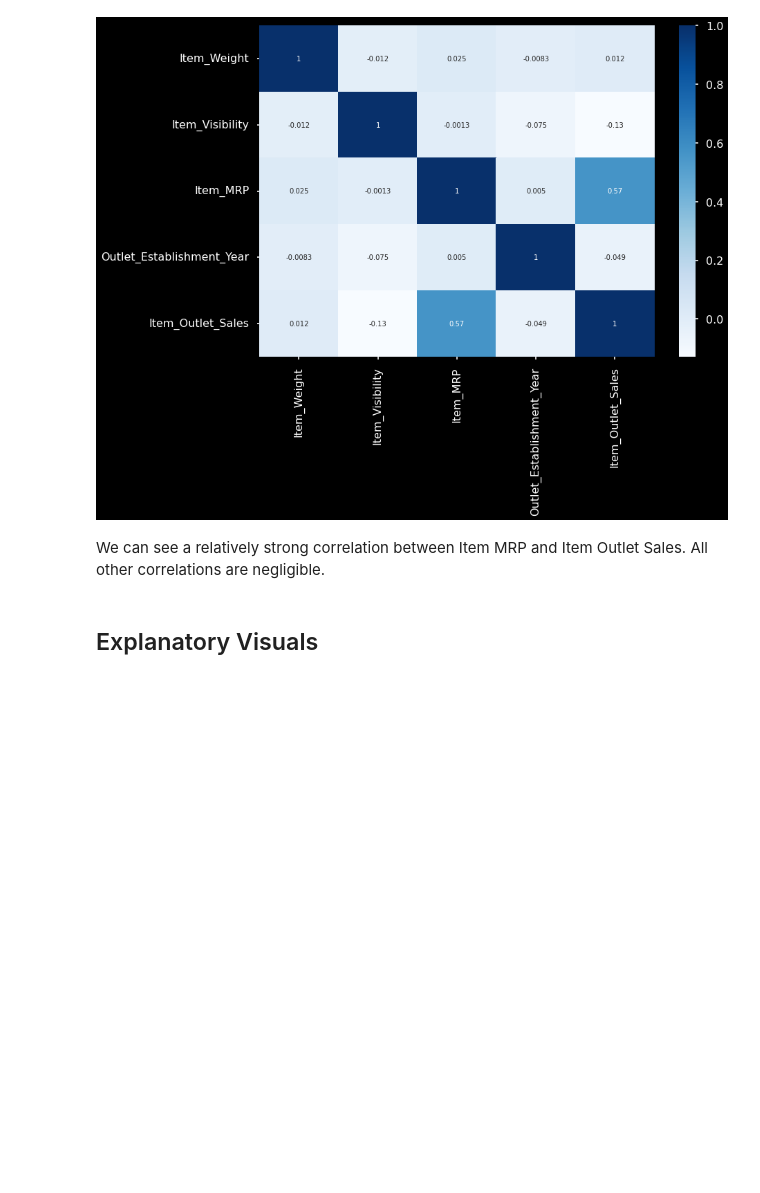
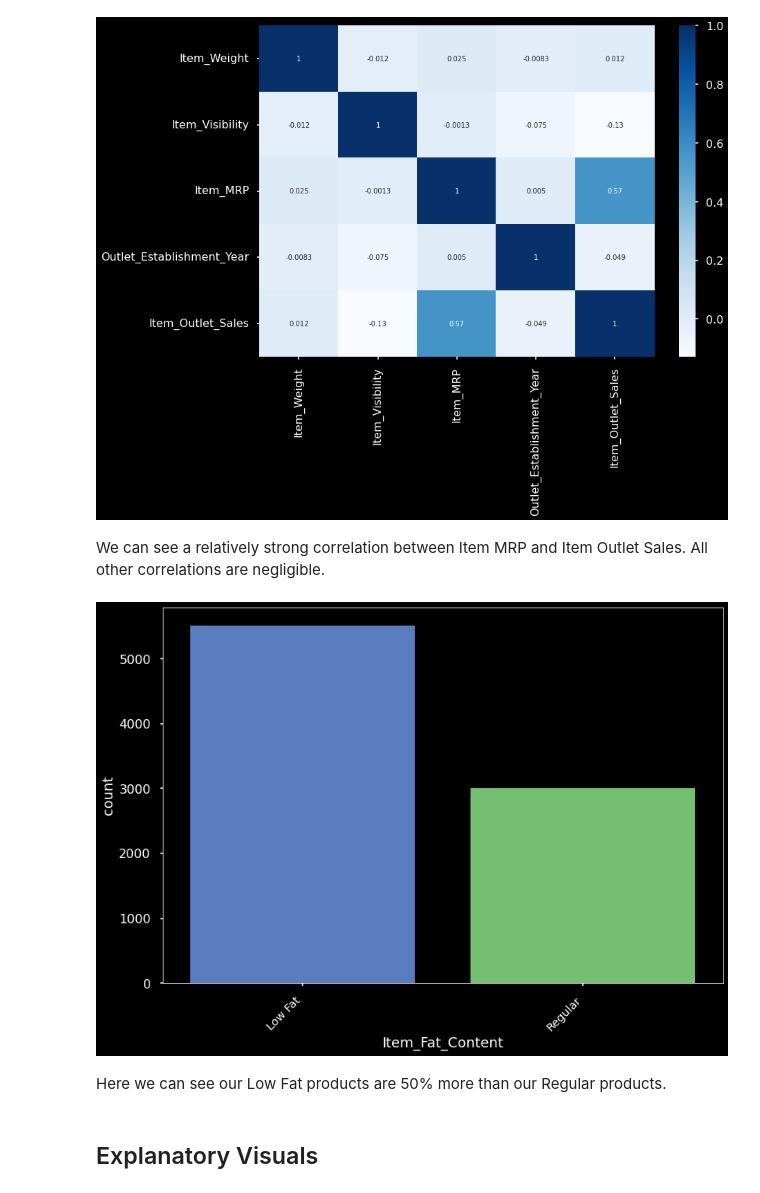
Before and after one commit to MikeyTV3124/sales-predictions, a Jupyter notebook: Sales_Predictions.ipynb, the cells around one changed output. Saved outputs shown, nothing was run; the diff lists cells and outputs as text; code cells hidden in the pictures; blank space fills up the shorter version.

```diff
--- a/Sales_Predictions.ipynb
+++ b/Sales_Predictions.ipynb
@@ -268,5 +268,23 @@ sns.heatmap(df.corr(),annot=True,cmap='Blues');
 [figure]
 # %% [markdown]
 We can see a relatively strong correlation between Item MRP and Item Outlet Sales. All other correlations are negligible.
+# %%
+df['Item_Fat_Content'].value_counts()
+
+ax = sns.countplot(
+    data = df,
+    x = 'Item_Fat_Content'
+)
+
+plt.xticks(
+    rotation=45,
+    horizontalalignment='right',
+    fontweight='light',
+    fontsize='x-large'
+);
+# %% [output]
+[figure, added]
+# %% [markdown]
+Here we can see our Low Fat products are 50% more than our Regular products.
 # %% [markdown]
 ## Explanatory Visuals
```
